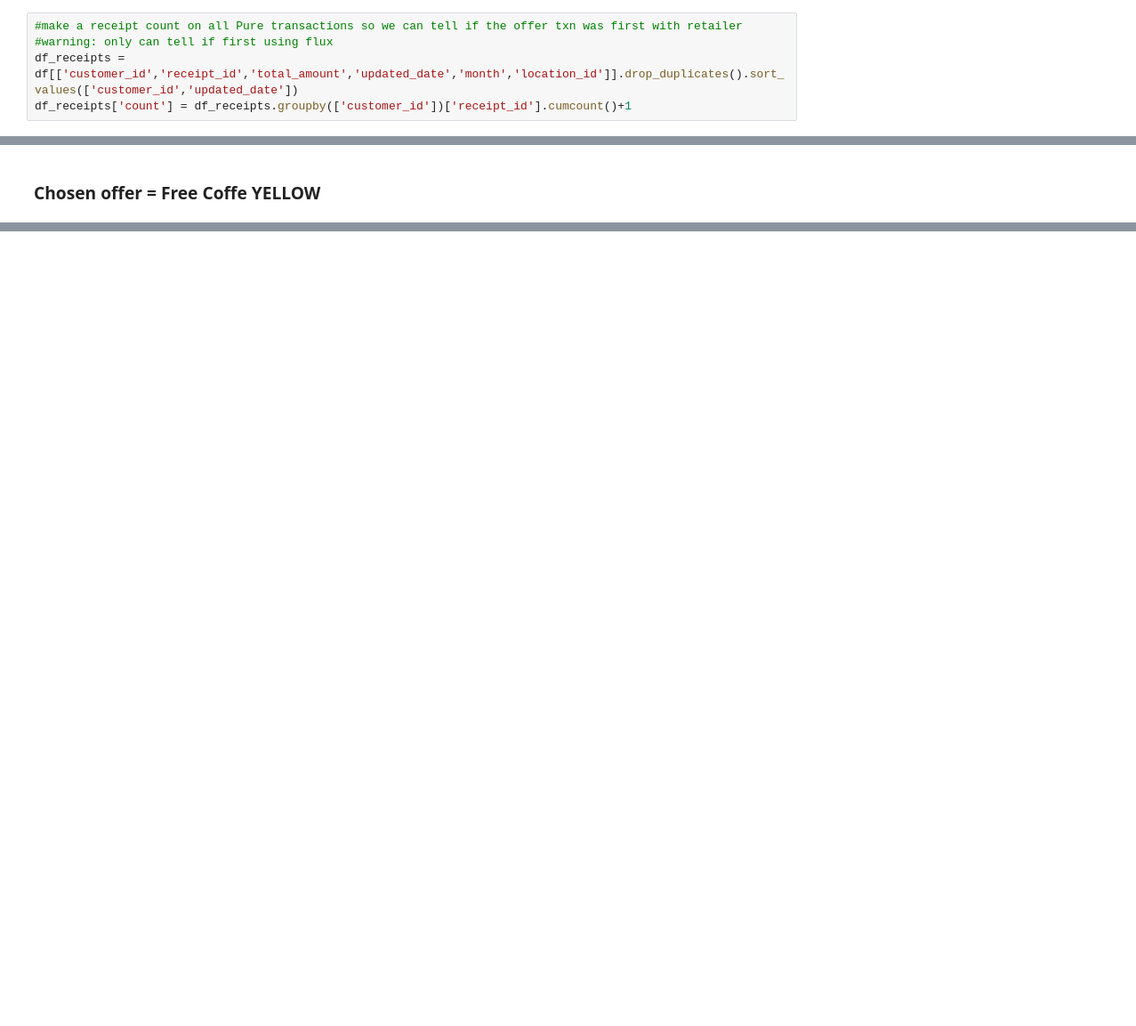
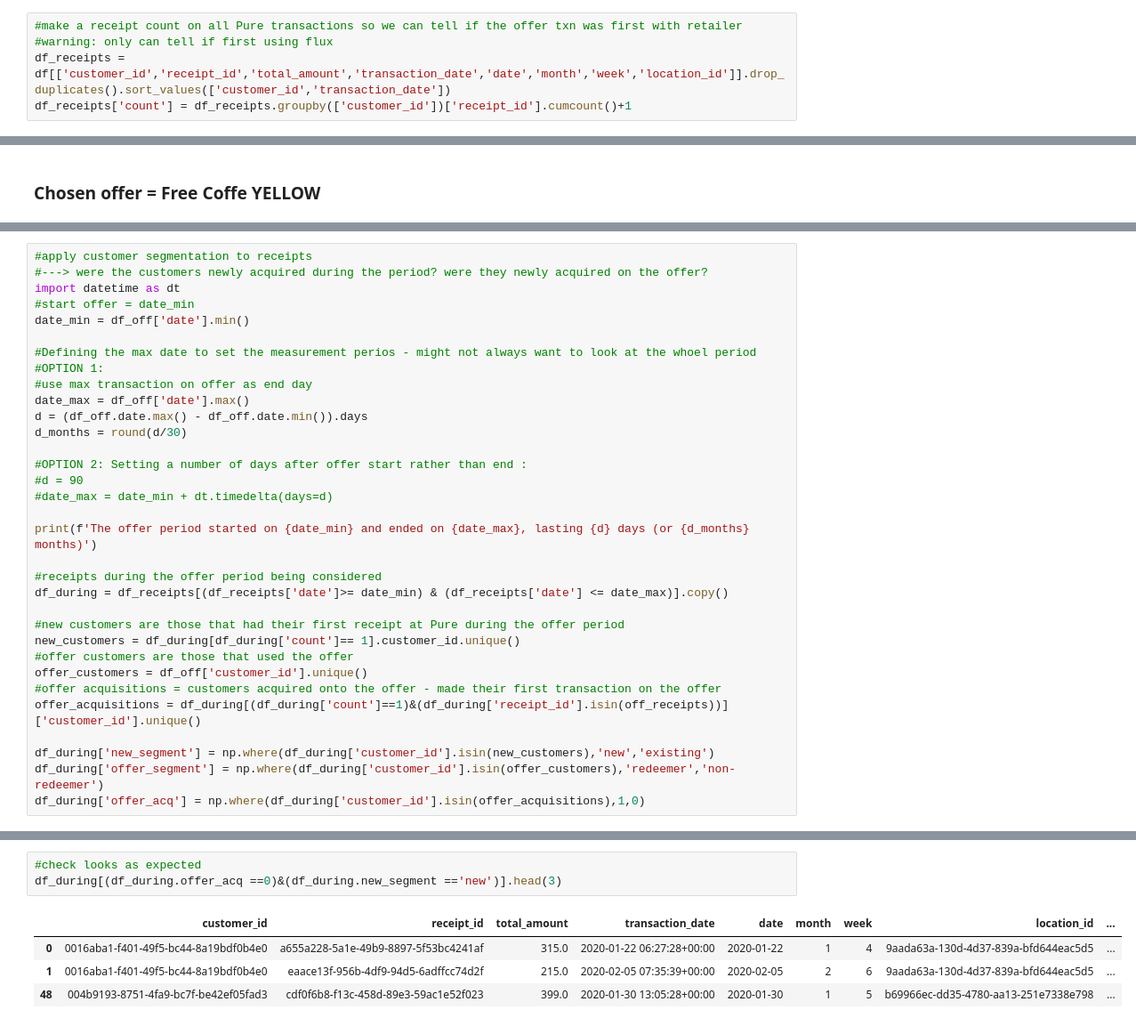
Before and after one commit to tryflux/adhoc-analysis, a Jupyter notebook: src/insights_product/offers_new_customers/metrics.ipynb, the cells around one changed output, grey strips where cells are left out. Shown: that part at 89% size. Cells and saved outputs as stored; diff of their text form; blank space fills up the shorter version.

```diff
--- a/src/insights_product/offers_new_customers/metrics.ipynb
+++ b/src/insights_product/offers_new_customers/metrics.ipynb
@@ -54,6 +116,6 @@ df['price'] = pd.to_numeric(df['item_price'])
 # %%
 #make a receipt count on all Pure transactions so we can tell if the offer txn was first with retailer
 #warning: only can tell if first using flux
-df_receipts = df[['customer_id','receipt_id','total_amount','updated_date','month','location_id']].drop_duplicates().sort_values(['customer_id','updated_date'])
+df_receipts = df[['customer_id','receipt_id','total_amount','transaction_date','date','month','week','location_id']].drop_duplicates().sort_values(['customer_id','transaction_date'])
 df_receipts['count'] = df_receipts.groupby(['customer_id'])['receipt_id'].cumcount()+1
 # %%
@@ -235,0 +173,33 @@ df_off.head()
+# %%
+#apply customer segmentation to receipts
+#---> were the customers newly acquired during the period? were they newly acquired on the offer?
+import datetime as dt
+#start offer = date_min
+date_min = df_off['date'].min()
+
+#Defining the max date to set the measurement perios - might not always want to look at the whoel period
+#OPTION 1:
+#use max transaction on offer as end day
+date_max = df_off['date'].max()
+d = (df_off.date.max() - df_off.date.min()).days
+d_months = round(d/30)
+
+#OPTION 2: Setting a number of days after offer start rather than end :
+#d = 90
+#date_max = date_min + dt.timedelta(days=d)
+
+print(f'The offer period started on {date_min} and ended on {date_max}, lasting {d} days (or {d_months} months)')
+
+#receipts during the offer period being considered
+df_during = df_receipts[(df_receipts['date']>= date_min) & (df_receipts['date'] <= date_max)].copy()
+
+#new customers are those that had their first receipt at Pure during the offer period
+new_customers = df_during[df_during['count']== 1].customer_id.unique()
+#offer customers are those that used the offer
+offer_customers = df_off['customer_id'].unique()
+#offer acquisitions = customers acquired onto the offer - made their first transaction on the offer
+offer_acquisitions = df_during[(df_during['count']==1)&(df_during['receipt_id'].isin(off_receipts))]['customer_id'].unique()
+
+df_during['new_segment'] = np.where(df_during['customer_id'].isin(new_customers),'new','existing')
+df_during['offer_segment'] = np.where(df_during['customer_id'].isin(offer_customers),'redeemer','non-redeemer')
+df_during['offer_acq'] = np.where(df_during['customer_id'].isin(offer_acquisitions),1,0)
@@ -235,0 +215,8 @@ df_off.head()
+# %%
+#check looks as expected
+df_during[(df_during.offer_acq ==0)&(df_during.new_segment =='new')].head(3)
+# %% [output]
+|  | customer_id | receipt_id | total_amount | transaction_date | date | month | week | location_id | ... |
+| 0 | 0016aba1-f401-49f5-bc44-8a19bdf0b4e0 | a655a228-5a1e-49b9-8897-5f53bc4241af | 315.0 | 2020-01-22 06:27:28+00:00 | 2020-01-22 | 1 | 4 | 9aada63a-130d-4d37-839a-bfd644eac5d5 | ... |
+| 1 | 0016aba1-f401-49f5-bc44-8a19bdf0b4e0 | eaace13f-956b-4df9-94d5-6adffcc74d2f | 215.0 | 2020-02-05 07:35:39+00:00 | 2020-02-05 | 2 | 6 | 9aada63a-130d-4d37-839a-bfd644eac5d5 | ... |
+| 48 | 004b9193-8751-4fa9-bc7f-be42ef05fad3 | cdf0f6b8-f13c-458d-89e3-59ac1e52f023 | 399.0 | 2020-01-30 13:05:28+00:00 | 2020-01-30 | 1 | 5 | b69966ec-dd35-4780-aa13-251e7338e798 | ... |
```
Also changed, not shown: parts of 61 cells of this notebook, 1 other file.
